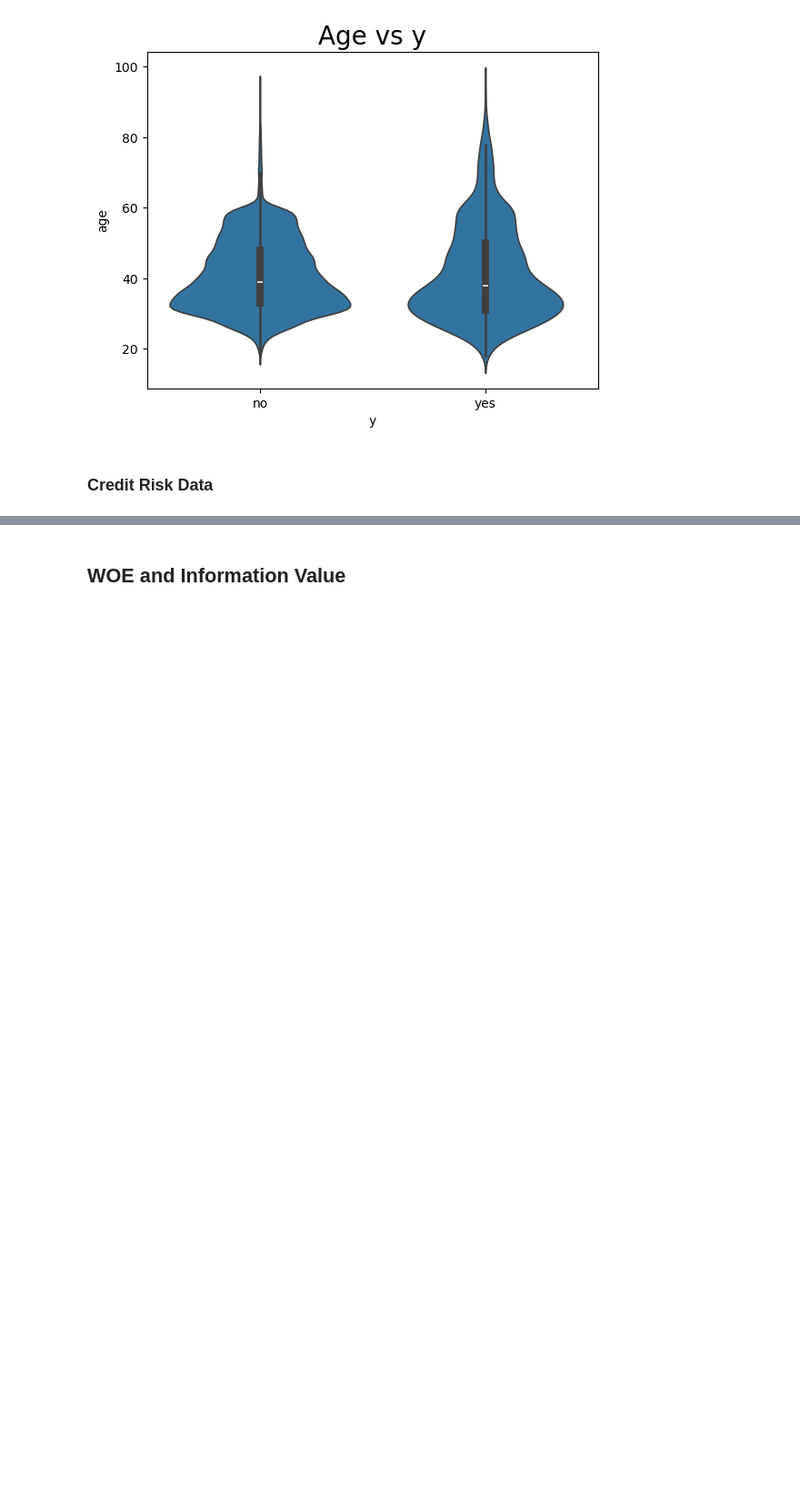
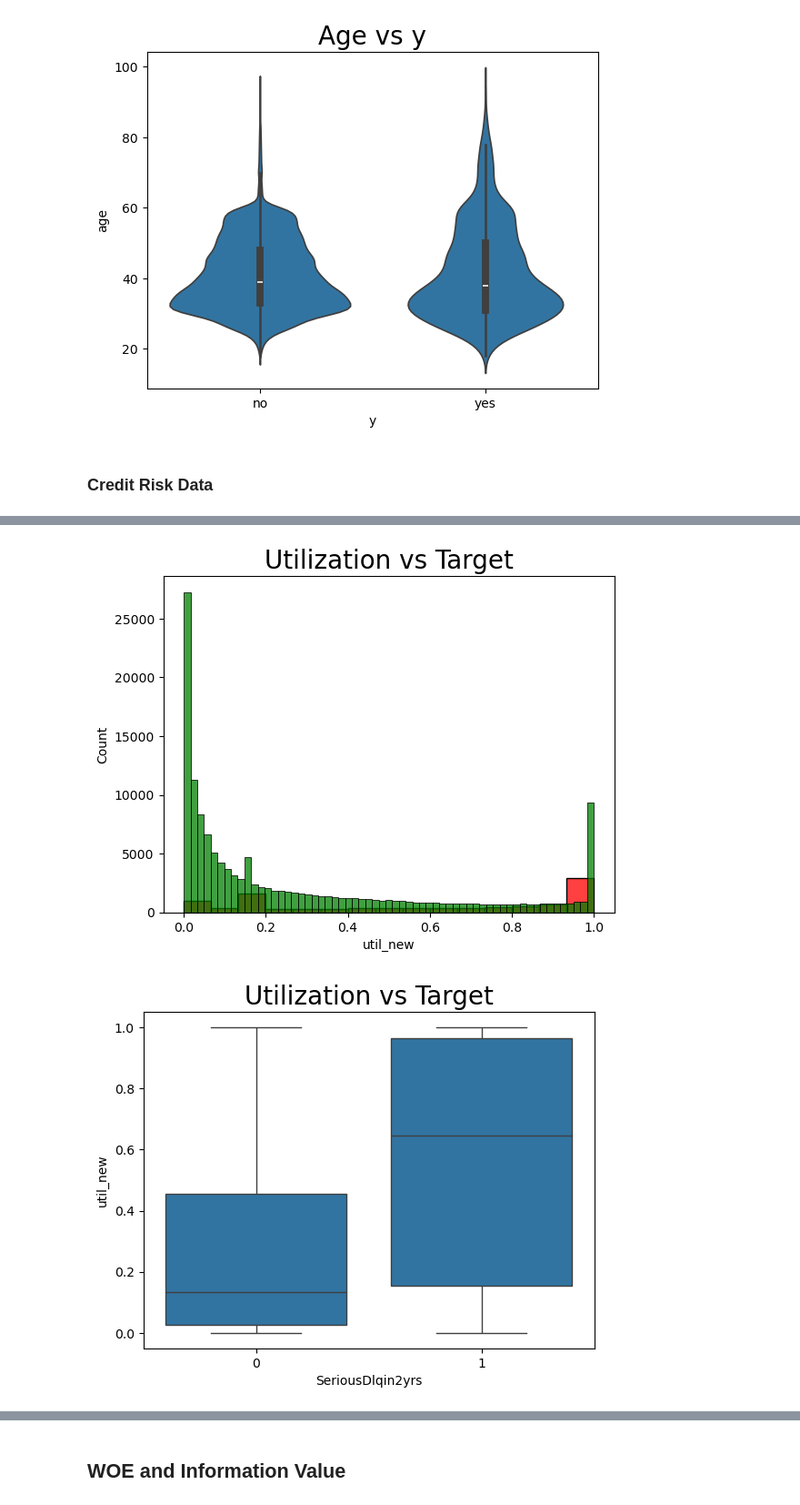
Before and after one commit to sp32747/ML_DL_NEW_BASIC, a Jupyter notebook: Python_PRAC/DriverAnalysis/Driver_Analysis_Testing_of_hypothesis.ipynb, the cells around one changed output, grey strips where cells are left out. Shown at 91% size. Drawn from its saved outputs; the diff is of its cells as text; code cells hidden in the pictures; blank space fills up the shorter version.

```diff
--- a/Python_PRAC/DriverAnalysis/Driver_Analysis_Testing_of_hypothesis.ipynb
+++ b/Python_PRAC/DriverAnalysis/Driver_Analysis_Testing_of_hypothesis.ipynb
@@ -206,16 +240,19 @@ credit_risk.info()
 # %%
 #Histogram Overlay
-sns.distplot(credit_risk[credit_risk["SeriousDlqin2yrs"]==1]["util_new"], color="red")
-sns.distplot(credit_risk[credit_risk["SeriousDlqin2yrs"]==0]["util_new"], color="green")
+sns.histplot(credit_risk[credit_risk["SeriousDlqin2yrs"]==1]["util_new"], color="red")
+sns.histplot(credit_risk[credit_risk["SeriousDlqin2yrs"]==0]["util_new"], color="green")
 plt.title('Utilization vs Target', fontsize=20)
 plt.show()
 
 #Box Plots for Continuous and Categories comparison
 sns.boxplot( x=credit_risk["SeriousDlqin2yrs"], y=credit_risk["util_new"])
 plt.title('Utilization vs Target', fontsize=20)
 plt.show()
 
 #Violin plots for Continuous and Categories comparison
 sns.violinplot(x=credit_risk["SeriousDlqin2yrs"], y=credit_risk["util_new"])
 plt.title('Utilization vs Target', fontsize=20)
 plt.show()
+# %% [output]
+[figure, added]
+[figure, added]
```
Also changed, not shown: parts of 4 cells of this notebook.
